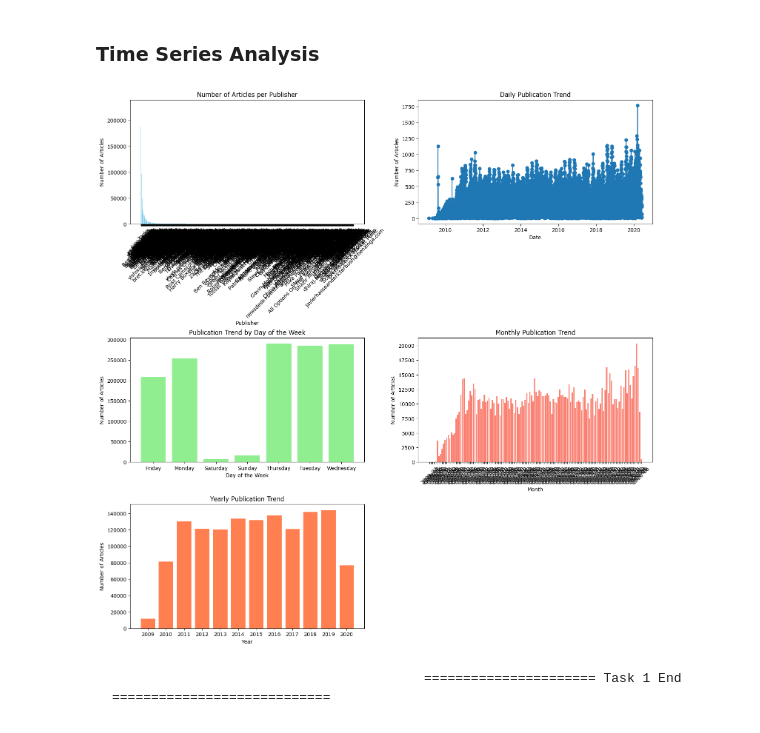
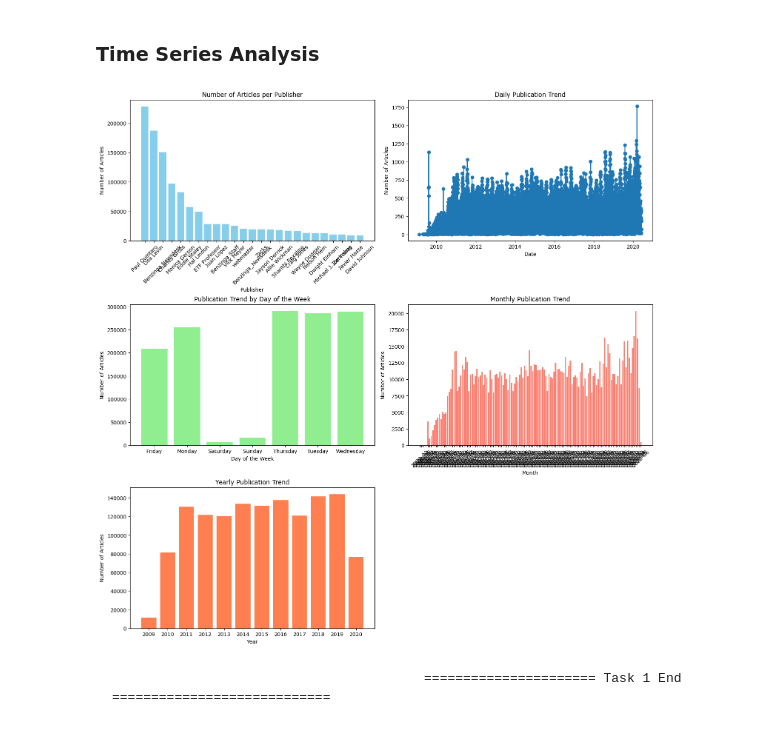
Before and after one commit to doffn/week1_eda, a Jupyter notebook: notebooks/main.ipynb, the cells around one changed output. Saved outputs shown, nothing was run; the diff lists cells and outputs as text; code cells hidden in the pictures.

```diff
--- a/notebooks/main.ipynb
+++ b/notebooks/main.ipynb
@@ -288,7 +344,7 @@ fig, axs = plt.subplots(3, 2, figsize=(15, 15), constrained_layout=True)
 
 # 1. Number of Articles per Publisher
 publisher_counts = data['publisher'].value_counts()
-axs[0, 0].bar(publisher_counts.index, publisher_counts.values, color='skyblue')
+axs[0, 0].bar(publisher_counts[:25].index, publisher_counts[:25].values, color='skyblue')
 axs[0, 0].set_title('Number of Articles per Publisher')
 axs[0, 0].set_xlabel('Publisher')
 axs[0, 0].set_ylabel('Number of Articles')
@@ -302,33 +358,33 @@ axs[0, 1].set_xlabel('Date')
 axs[0, 1].set_ylabel('Number of Articles')
 
 # 3. Day of the Week Trends
 day_of_week_trend = data['day_of_week'].value_counts().sort_index()
 axs[1, 0].bar(day_of_week_trend.index, day_of_week_trend.values, color='lightgreen')
 axs[1, 0].set_title('Publication Trend by Day of the Week')
 axs[1, 0].set_xlabel('Day of the Week')
 axs[1, 0].set_ylabel('Number of Articles')
 
 # 4. Monthly Trends
 monthly_trend = data.groupby(data['month']).size()
 axs[1, 1].bar(monthly_trend.index.astype(str), monthly_trend.values, color='salmon')
 axs[1, 1].set_title('Monthly Publication Trend')
 axs[1, 1].set_xlabel('Month')
 axs[1, 1].set_ylabel('Number of Articles')
 axs[1, 1].tick_params(axis='x', rotation=45)
 
 # 5. Yearly Trends
 yearly_trend = data.groupby(data['year']).size()
 axs[2, 0].bar(yearly_trend.index.astype(str), yearly_trend.values, color='coral')
 axs[2, 0].set_title('Yearly Publication Trend')
 axs[2, 0].set_xlabel('Year')
 axs[2, 0].set_ylabel('Number of Articles')
 
 # Hide empty subplot (since we only have 5 plots)
 fig.delaxes(axs[2, 1])
 
 # Show the plots
 plt.show()
 # %% [output]
-[figure, old version]
+[figure, new version]
 # %% [markdown]
                                             ====================== Task 1 End ============================
```
Also changed, not shown: parts of 2 cells of this notebook.
